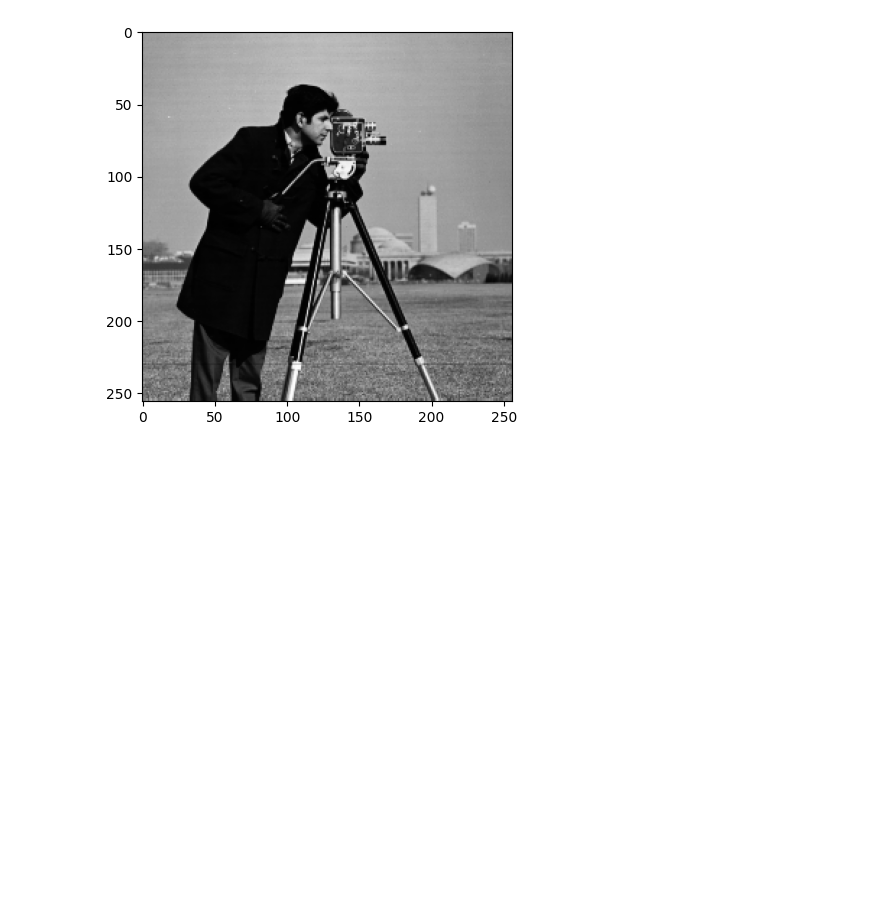
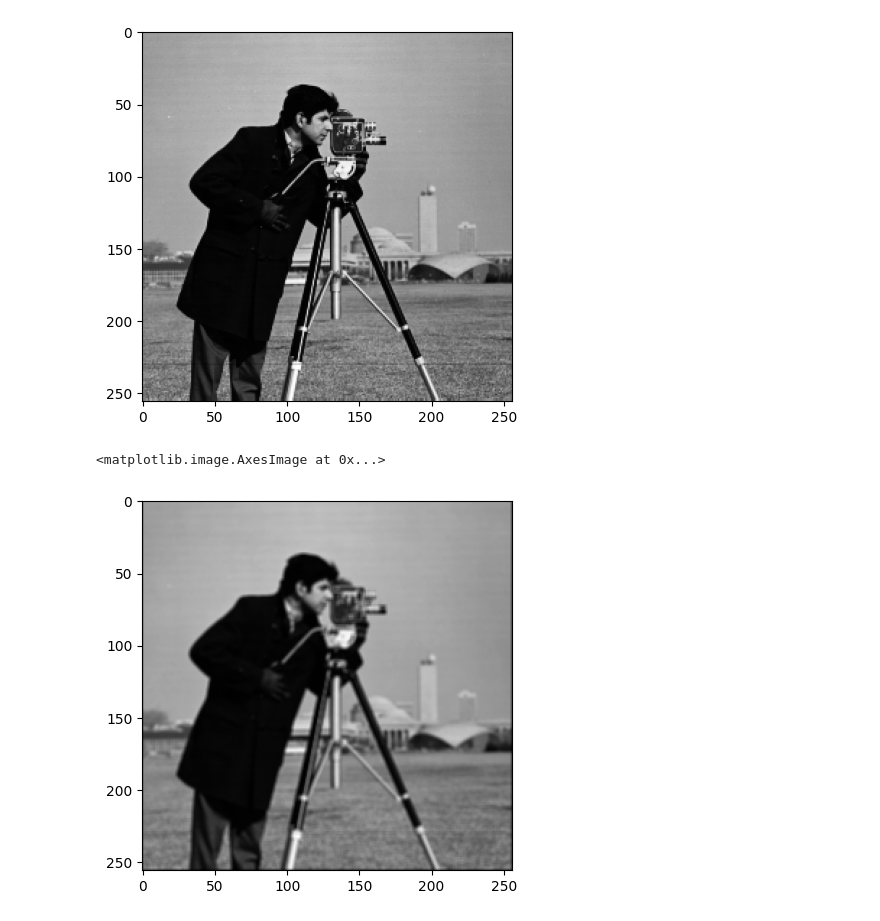
Before and after one commit to MBAhmadi/Neural-Networks, a Jupyter notebook: 9.ipynb, the cells around one changed output. Saved outputs shown, nothing was run; the diff lists cells and outputs as text; code cells hidden in the pictures; blank space fills up the shorter version.

```diff
--- a/9.ipynb
+++ b/9.ipynb
@@ -13,3 +13,21 @@ plt.imshow(cameraman, cmap="gray")
 # %% [output]
 <matplotlib.image.AxesImage at 0x...>
 [figure]
+# %%
+def convolve(image, kernel):
+  output = np.zeros_like(image, dtype=np.float32)
+  padded_image = np.pad(image, pad_width=kernel.shape[0]//2)
+
+  for i in range(image.shape[0]):
+    for j in range(image.shape[1]):
+      region
+# %%
+def convolve(image, kernel):
+    output = np.zeros_like(image, dtype=np.float32)
+    padded_image = np.pad(image, pad_width=kernel.shape[0]//2)
+
+    for i in range(image.shape[0]):
+        for j in range(image.shape[1]):
+            region = padded_image[i:i+kernel.shape[0], j:j+kernel.shape[1]]
+            output[i,j] = np.sum(region*kernel)
+    return np.clip(output, 0, 255).astype(np.uint8)
@@ -15,0 +48,9 @@ plt.imshow(cameraman, cmap="gray")
+# %%
+avg_kernel = np.array([[1/9, 1/9, 1/9],[1/9, 1/9, 1/9],[1/9, 1/9, 1/9]])
+# %%
+filtered_image = convolve(cameraman, avg_kernel)
+# %%
+plt.imshow(filtered_image, cmap= "gray")
+# %% [output]
+<matplotlib.image.AxesImage at 0x...>
+[figure, added]
```
Also changed, not shown: parts of 4 cells of this notebook.
